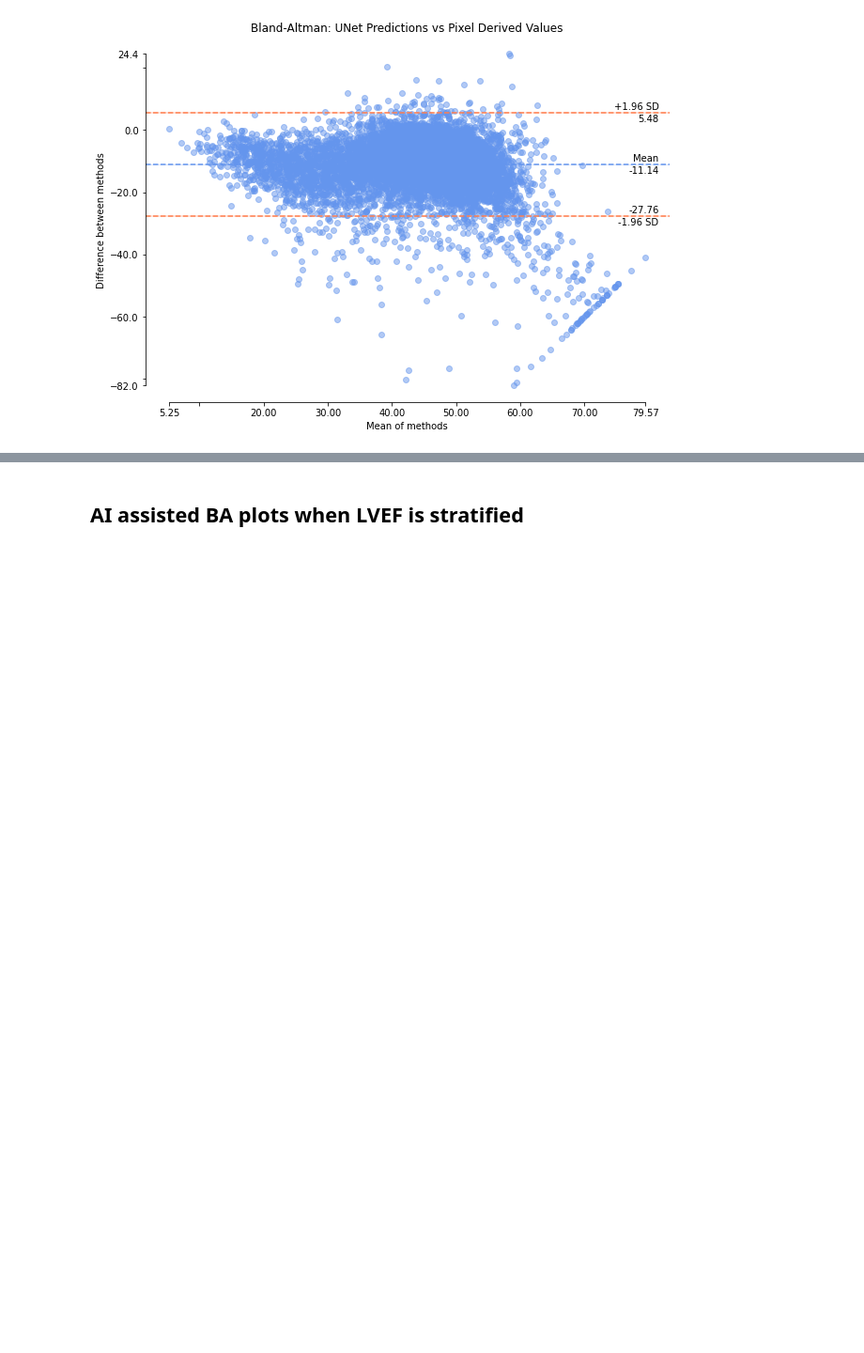
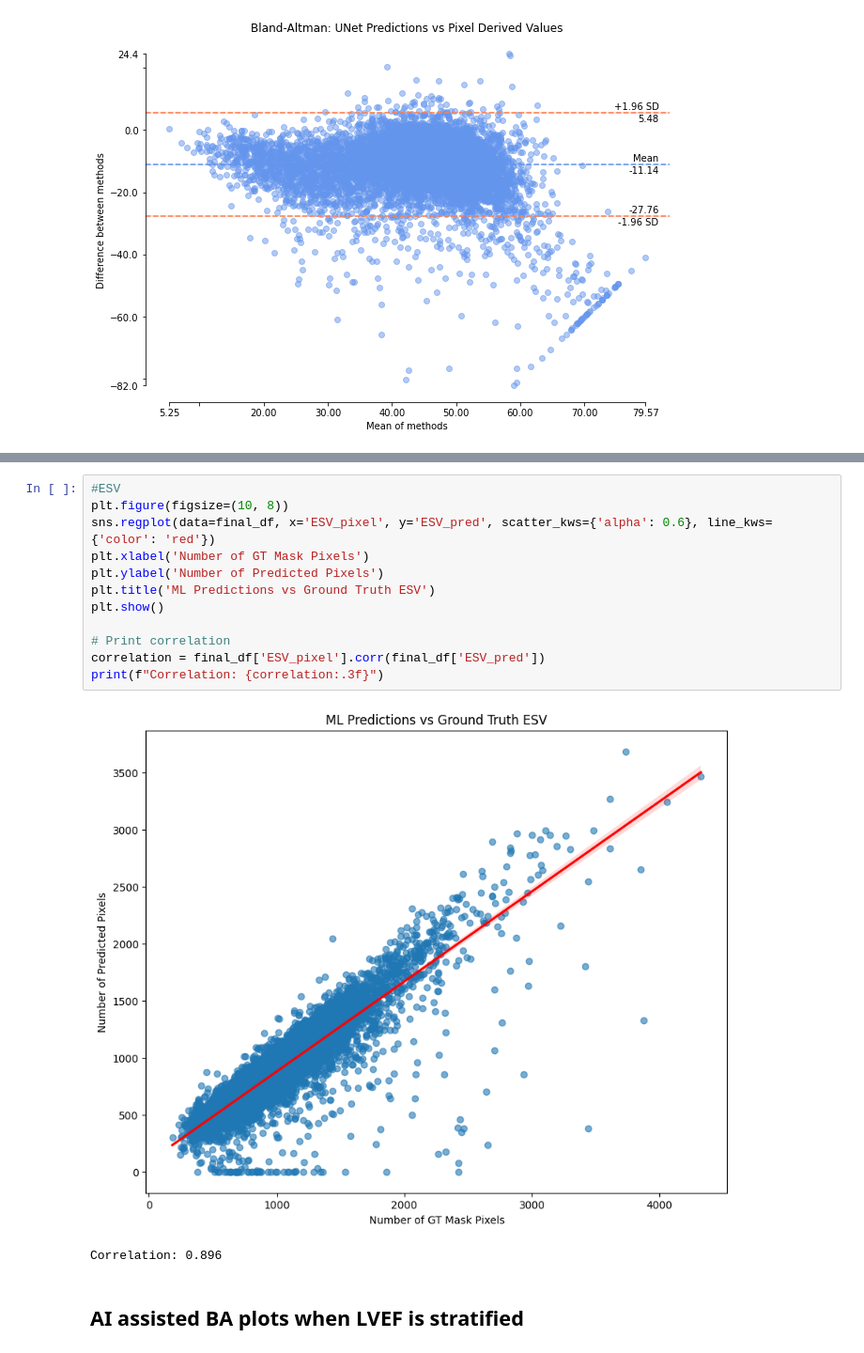
Before and after one commit to nrsjun/MachineLearning-LVEF-31005-, a Jupyter notebook: task3_measure_lvef.ipynb, the cells around one changed output, grey strips where cells are left out. Shown at 94% size. Drawn from its saved outputs; the diff is of its cells as text; blank space fills up the shorter version.

```diff
--- a/task3_measure_lvef.ipynb
+++ b/task3_measure_lvef.ipynb
@@ -729,3 +784,18 @@ plt.show()
+# %%
+#ESV
+plt.figure(figsize=(10, 8))
+sns.regplot(data=final_df, x='ESV_pixel', y='ESV_pred', scatter_kws={'alpha': 0.6}, line_kws={'color': 'red'})
+plt.xlabel('Number of GT Mask Pixels')
+plt.ylabel('Number of Predicted Pixels')
+plt.title('ML Predictions vs Ground Truth ESV')
+plt.show()
+
+# Print correlation
+correlation = final_df['ESV_pixel'].corr(final_df['ESV_pred'])
+print(f"Correlation: {correlation:.3f}")
+# %% [output]
+[figure, added]
+Correlation: 0.896
 # %% [markdown]
 ## AI assisted BA plots when LVEF is stratified
 # %%
```
Also changed, not shown: parts of 6 cells of this notebook, 1 other file.
